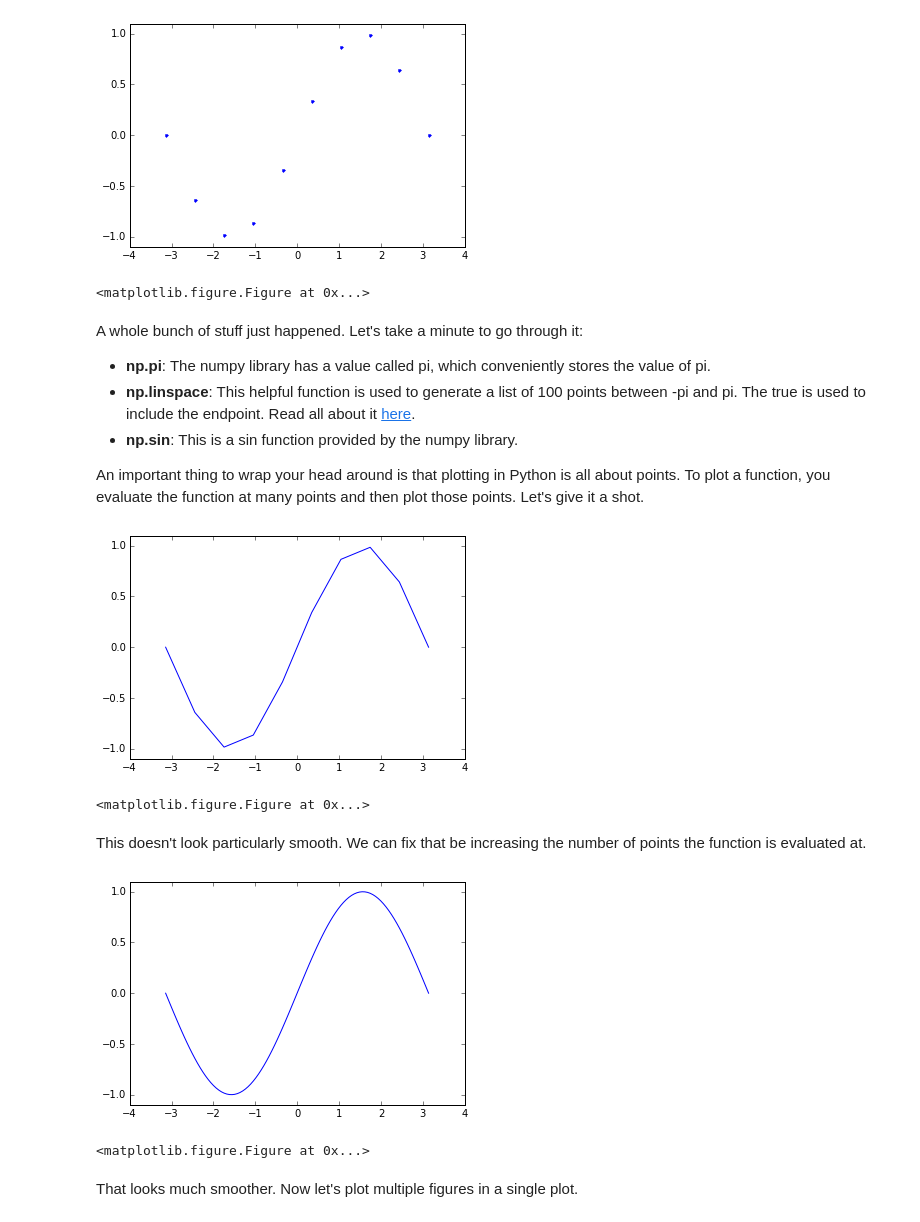
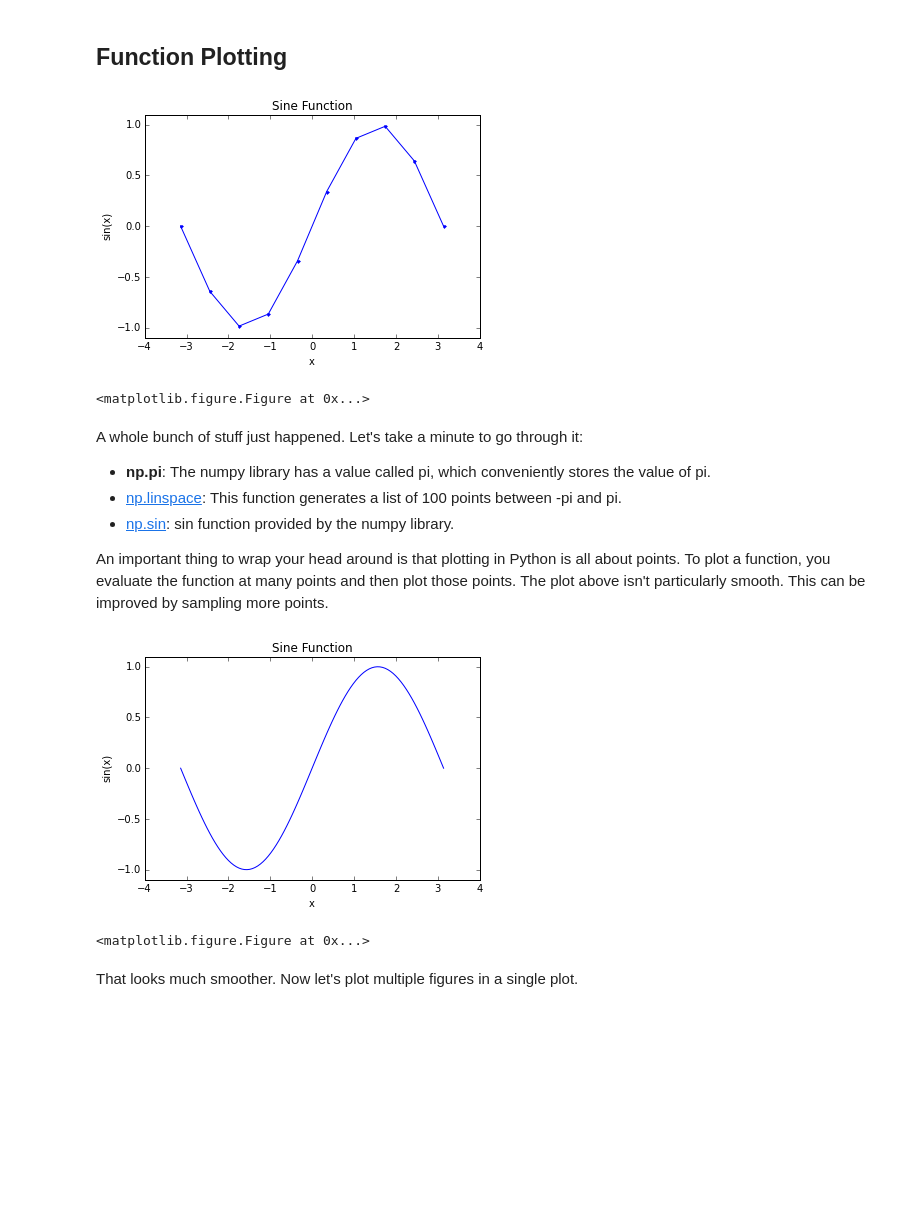
Before and after one commit to vbarua/PythonWorkshop, a Jupyter notebook: Plotting/1 - Plotting with Matplotlib.ipynb, the cells around one changed output. Cells and saved outputs as stored; diff of their text form; code cells hidden in the pictures; blank space fills up the shorter version.

```diff
--- a/Plotting/1 - Plotting with Matplotlib.ipynb
+++ b/Plotting/1 - Plotting with Matplotlib.ipynb
@@ -54,42 +110,40 @@ Finally we've got the three points drawn. This is a pretty boring plot. Let's tr
+# %% [markdown]
+## Function Plotting
 # %%
-x = np.linspace(-np.pi, np.pi, 10, True)
+x = np.linspace(-np.pi, np.pi, 10, endpoint=True)
 y = np.sin(x)
-plt.plot(x, y, ls='None', marker=".")
+
+plt.plot(x, y, marker=".")
+plt.xlabel("x")
+plt.ylabel("sin(x)")
+plt.title("Sine Function")
 plt.ylim([-1.1, 1.1])
 plt.show()
 plt.clf()
 # %% [output]
-[figure, old version]
+[figure, new version]
 <matplotlib.figure.Figure at 0x...>
 # %% [markdown]
 A whole bunch of stuff just happened. Let's take a minute to go through it:
 * **np.pi**: The numpy library has a value called pi, which conveniently stores the value of pi.
-* **np.linspace**: This helpful function is used to generate a list of 100 points between -pi and pi. The true is used to include the endpoint. Read all about it [here](http://docs.scipy.org/doc/numpy/reference/generated/numpy.linspace.html).
-* **np.sin**: This is a sin function provided by the numpy library.
+* [np.linspace](http://docs.scipy.org/doc/numpy/reference/generated/numpy.linspace.html): This function generates a list of 100 points between -pi and pi.
+* [np.sin](http://docs.scipy.org/doc/numpy/reference/generated/numpy.sin.html): sin function provided by the numpy library.
 
-An important thing to wrap your head around is that plotting in Python is all about points. To plot a function, you evaluate the function at many points and then plot those points. Let's give it a shot.
+An important thing to wrap your head around is that plotting in Python is all about points. To plot a function, you evaluate the function at many points and then plot those points. The plot above isn't particularly smooth. This can be improved by sampling more points.
 # %%
-x = np.linspace(-np.pi, np.pi, 10, True)
+x = np.linspace(-np.pi, np.pi, 100, endpoint=True)
 y = np.sin(x)
+
 plt.plot(x, y)
+plt.xlabel("x")
+plt.ylabel("sin(x)")
+plt.title("Sine Function")
 plt.ylim([-1.1, 1.1])
 plt.show()
 plt.clf()
 # %% [output]
-[figure, old version]
+[figure, new version]
 <matplotlib.figure.Figure at 0x...>
-# %% [markdown]
-This doesn't look particularly smooth. We can fix that be increasing the number of points the function is evaluated at.
-# %%
-x = np.linspace(-np.pi, np.pi, 100, True)
-y = np.sin(x)
-plt.plot(x, y)
-plt.ylim([-1.1, 1.1])
-plt.show()
-plt.clf()
-# %% [output]
-[figure, removed]
-<matplotlib.figure.Figure at 0x...>
 # %% [markdown]
 That looks much smoother. Now let's plot multiple figures in a single plot.
 # %%
```
Also changed, not shown: parts of 26 cells of this notebook, 1 other file.
